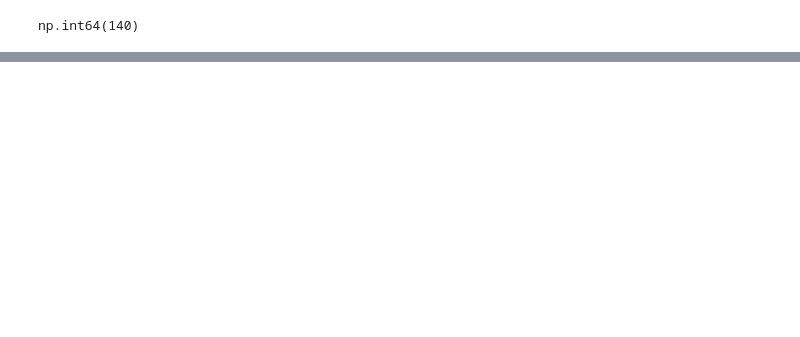
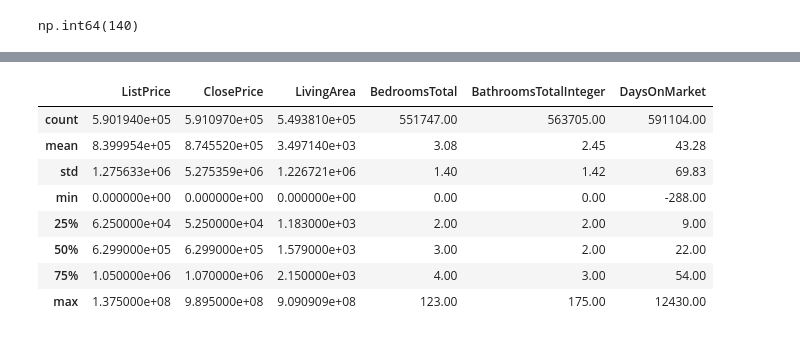
Before and after one commit to yoora07-ai/IDX-Exchange, a Jupyter notebook: Sold/data/Sold EDA.ipynb, the cells around one changed output, grey strips where cells are left out. Drawn from its saved outputs; the diff is of its cells as text; code cells hidden in the pictures; blank space fills up the shorter version.

```diff
--- a/Sold/data/Sold EDA.ipynb
+++ b/Sold/data/Sold EDA.ipynb
@@ -146,0 +167,14 @@ np.int64(140)
+# %%
+# Key MLS Fields - Numerical summary
+key_num_cols = ['ListPrice', 'ClosePrice', 'LivingArea', 'BedroomsTotal', 'BathroomsTotalInteger', 'DaysOnMarket']
+df[key_num_cols].describe().round(2)
+# %% [output]
+|  | ListPrice | ClosePrice | LivingArea | BedroomsTotal | BathroomsTotalInteger | DaysOnMarket |
+| count | 5.901940e+05 | 5.910970e+05 | 5.493810e+05 | 551747.00 | 563705.00 | 591104.00 |
+| mean | 8.399954e+05 | 8.745520e+05 | 3.497140e+03 | 3.08 | 2.45 | 43.28 |
+| std | 1.275633e+06 | 5.275359e+06 | 1.226721e+06 | 1.40 | 1.42 | 69.83 |
+| min | 0.000000e+00 | 0.000000e+00 | 0.000000e+00 | 0.00 | 0.00 | -288.00 |
+| 25% | 6.250000e+04 | 5.250000e+04 | 1.183000e+03 | 2.00 | 2.00 | 9.00 |
+| 50% | 6.299000e+05 | 6.299000e+05 | 1.579000e+03 | 3.00 | 2.00 | 22.00 |
+| 75% | 1.050000e+06 | 1.070000e+06 | 2.150000e+03 | 4.00 | 3.00 | 54.00 |
+| max | 1.375000e+08 | 9.895000e+08 | 9.090909e+08 | 123.00 | 175.00 | 12430.00 |
```
Also changed, not shown: parts of 6 cells of this notebook.
